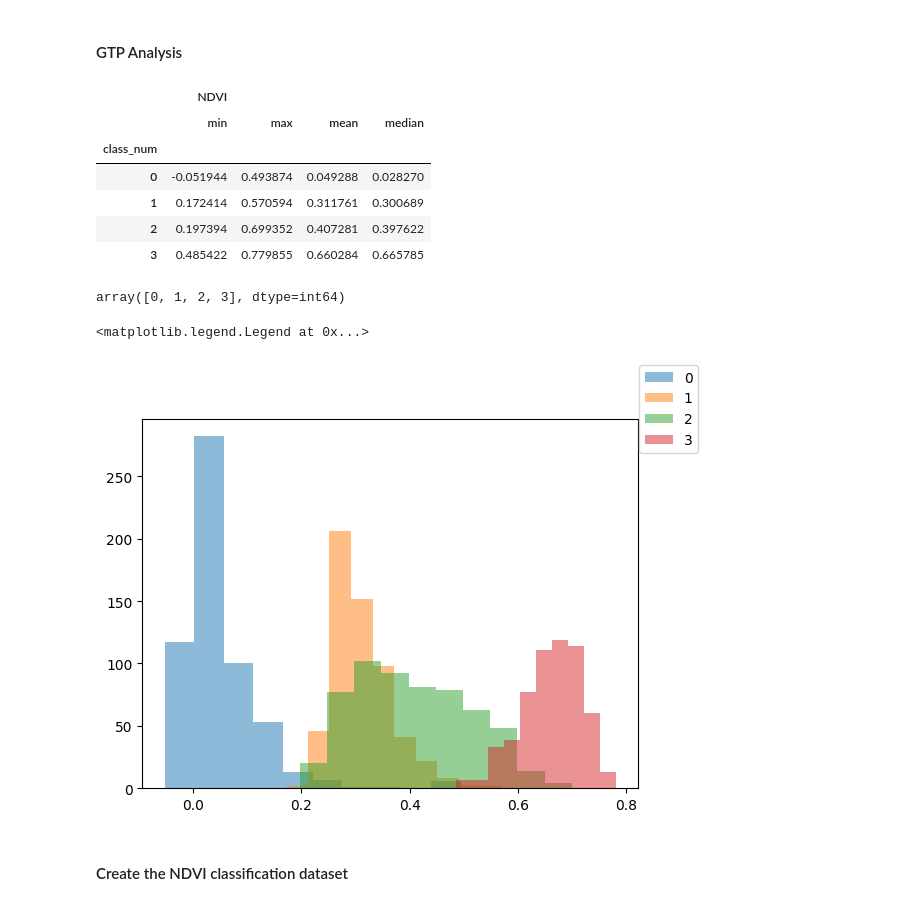
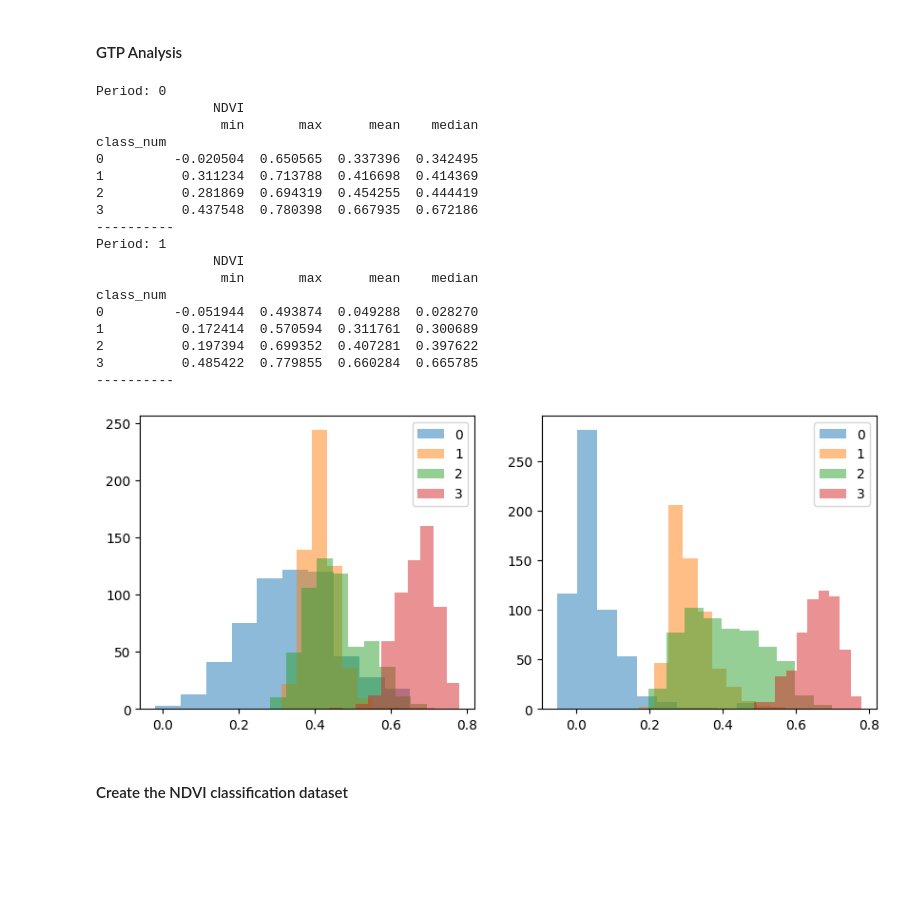
Before and after one commit to mjdear68/Traprock_KBA_Change_Detection, a Jupyter notebook: nbk/class_data_prep.ipynb, the cells around one changed output. Drawn from its saved outputs; the diff is of its cells as text; code cells hidden in the pictures; blank space fills up the shorter version.

Commit message:
class_data_prep.ipynb: updated GTP code to use polygons for each period

```diff
--- a/nbk/class_data_prep.ipynb
+++ b/nbk/class_data_prep.ipynb
@@ -111,4 +156,7 @@ gtp.head()
 # %%
 # Count the number of points in each class
-gtp['class_num'].value_counts()
+for i in [0,1]:
+    print('Period:', i)
+    print(gtp_base[i]['class_num'].value_counts())
+    print('--------------')
 # %% [output]
@@ -121,6 +179,7 @@ Name: count, dtype: int64
 # %%
 # Reduce each class to the size of the smallest class
-sample_size = gtp['class_num'].value_counts().min()
+sample_size = np.min([gtp_base[i]['class_num'].value_counts().min() for i in [0,1]])
 
-gtp_equal = pd.concat([gtp[gtp['class_num']==cl].sample(sample_size, random_state=random_state) for cl in gtp['class_num'].unique()], axis=0)
-gtp_equal.head()
+gtp_equal = [pd.concat([gtp_base[i][gtp_base[i]['class_num']==cl].sample(sample_size, random_state=random_state)
+                for cl in gtp_base[i]['class_num'].unique()], axis=0)
+                for i in [0,1]]
@@ -143,0 +186,6 @@ Name: count, dtype: int64
+# %%
+# Count the number of points in each class
+for i in [0,1]:
+    print('Period:', i)
+    print(gtp_equal[i]['class_num'].value_counts())
+    print('--------------')
@@ -162,30 +227,40 @@ The thresholds were derived from the following sources:
 #### GTP Analysis
 # %%
 # Summarise by Class
-gtp_equal.groupby('class_num').agg({'NDVI':['min','max','mean','median']})
+for i in [0,1]:
+    print('Period:', i)
+    print(gtp_equal[i].groupby('class_num').agg({'NDVI':['min','max','mean','median']}))
+    print('----------')
 # %% [output]
-|  | NDVI |  |  |  |
-|  | min | max | mean | median |
-| class_num |  |  |  |  |
-| 0 | -0.051944 | 0.493874 | 0.049288 | 0.028270 |
-| 1 | 0.172414 | 0.570594 | 0.311761 | 0.300689 |
-| 2 | 0.197394 | 0.699352 | 0.407281 | 0.397622 |
-| 3 | 0.485422 | 0.779855 | 0.660284 | 0.665785 |
+Period: 0
+               NDVI
+                min       max      mean    median
+class_num
+0         -0.020504  0.650565  0.337396  0.342495
+1          0.311234  0.713788  0.416698  0.414369
+2          0.281869  0.694319  0.454255  0.444419
+3          0.437548  0.780398  0.667935  0.672186
+----------
+Period: 1
+               NDVI
+                min       max      mean    median
+class_num
+0         -0.051944  0.493874  0.049288  0.028270
+1          0.172414  0.570594  0.311761  0.300689
+2          0.197394  0.699352  0.407281  0.397622
+3          0.485422  0.779855  0.660284  0.665785
+----------
-# %%
-np.sort(gtp_equal['class_num'].unique())
-# %% [output]
-array([0, 1, 2, 3], dtype=int64)
 # %%
-cl_nums = np.sort(gtp_equal['class_num'].unique())
+fig, axes = plt.subplots(1,2, figsize=(10,4))
 
-fig, ax = plt.subplots()
-for cl in cl_nums:
-    ax.hist(gtp_equal['NDVI'][gtp_equal['class_num']==cl], alpha=0.5)
+for i in [0,1]:
+    cl_nums = np.sort(gtp_equal[i]['class_num'].unique())
+    for cl in cl_nums:
+        axes[i].hist(gtp_equal[i]['NDVI'][gtp_equal[i]['class_num']==cl], alpha=0.5)
 
-fig.legend(cl_nums)
+    axes[i].legend(cl_nums)
 # %% [output]
-<matplotlib.legend.Legend at 0x...>
-[figure, old version]
+[figure, new version]
 # %% [markdown]
 #### Create the NDVI classification dataset
 <a id='create_classification'></a>
```
Also changed, not shown: parts of 23 cells of this notebook, 3 other files.
